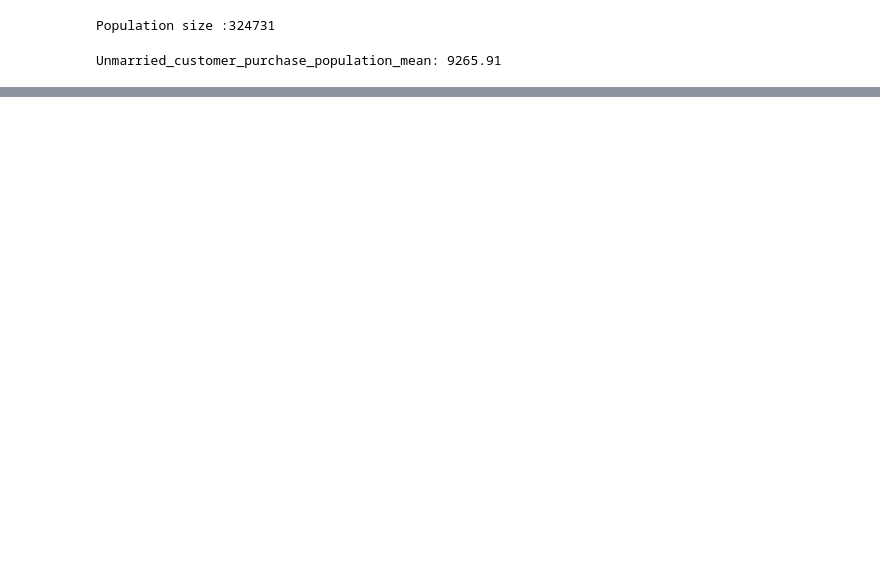
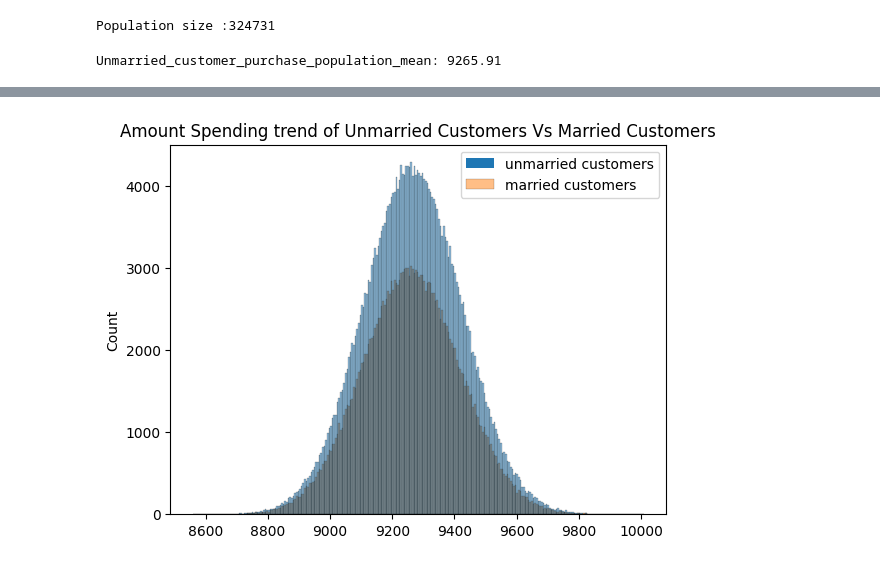
Before and after one commit to GauravDaharia20/Scaler-Projects, a Jupyter notebook: Math/Project/ Walmart_Confidence_Interval_and_CLT.ipynb, the cells around one changed output, grey strips where cells are left out. Drawn from its saved outputs; the diff is of its cells as text; code cells hidden in the pictures; blank space fills up the shorter version.

```diff
--- a/Math/Project/ Walmart_Confidence_Interval_and_CLT.ipynb
+++ b/Math/Project/ Walmart_Confidence_Interval_and_CLT.ipynb
@@ -395,0 +416,7 @@ sample_mean: 9266.57
+# %%
+plt.title('Amount Spending trend of Unmarried Customers Vs Married Customers')
+sns.histplot([unmarried_cust_amt_spending_means , married_cust_amt_spending_means ],legend=False)
+plt.legend(['unmarried customers','married customers'])
+plt.show()
+# %% [output]
+[figure, added]
```
Also changed, not shown: parts of 33 cells of this notebook.
